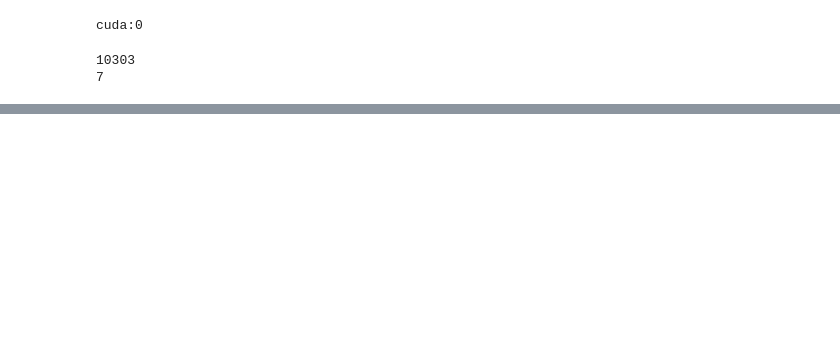
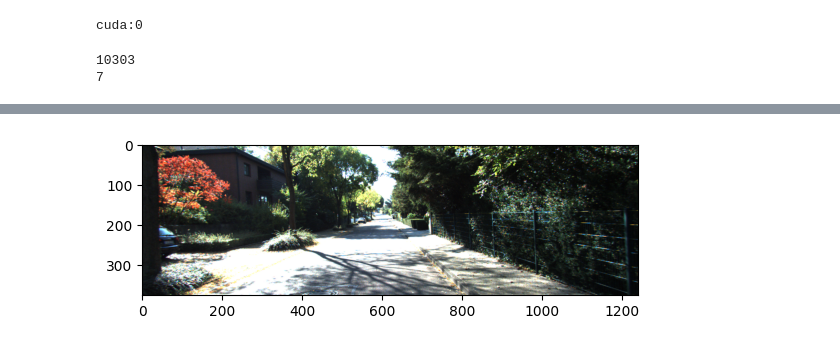
Before and after one commit to zht043/HKU-OccNet, a Jupyter notebook: Experiments/ZHTDanPotFunf.ipynb, the cells around one changed output, grey strips where cells are left out. Saved outputs shown, nothing was run; the diff lists cells and outputs as text; code cells hidden in the pictures; blank space fills up the shorter version.

```diff
--- a/Experiments/ZHTDanPotFunf.ipynb
+++ b/Experiments/ZHTDanPotFunf.ipynb
@@ -74,9 +74,9 @@ class KittiLoader(Dataset):
 
         # Define transformations for standardization and conversion to tensor
         self.transform = transforms.Compose([
-            transforms.ToTensor(),
-            transforms.Normalize(mean=[0.485, 0.456, 0.406],  # Standard ImageNet mean
-                                 std=[0.229, 0.224, 0.225])  # Standard ImageNet std
+            transforms.ToTensor()#,
+            # transforms.Normalize(mean=[0.485, 0.456, 0.406],  # Standard ImageNet mean
+            #                      std=[0.229, 0.224, 0.225])  # Standard ImageNet std
         ])
 
         self.class_map = {
@@ -150,6 +150,9 @@ class KittiLoader(Dataset):
 
 
         # Load and transform images
+        # from torchvision.transforms import ToTensor
+        # img = ToTensor()(Image.open(img2_name).convert('RGB'))
+        # print(img.max())
         left_image = self.transform(Image.open(img2_name).convert('RGB'))
         right_image = self.transform(Image.open(img3_name).convert('RGB'))
 
@@ -480,7 +250,0 @@ def cast_label_to_majority_3d_batch(tensor, target, kernel_size, exclude_zero=Tr
-# %%
-left_img, right_img, voxel_labels, extra_labels = train_set.__getitem__(random.randint(0, len(train_set)))
-voxel_lidar, voxel_occluded, voxel_invalid  = extra_labels
-
-voxel_pgt = preprocess_gt(voxel_labels.unsqueeze(0), voxel_invalid.unsqueeze(0), vf_mask)
-
-plot_tensor2d(left_img)
@@ -529,0 +466,9 @@ from utils import sem_scal_loss, geo_scal_loss, CE_ssc_loss
+# %%
+left_img, right_img, voxel_labels, extra_labels = train_set.__getitem__(random.randint(0, len(train_set)))
+voxel_lidar, voxel_occluded, voxel_invalid  = extra_labels
+
+voxel_pgt = preprocess_gt_pool(voxel_labels.unsqueeze(0), voxel_invalid.unsqueeze(0), vf_mask)
+
+plot_tensor2d(left_img)
+# %% [output]
+[figure, added]
```
Also changed, not shown: parts of 60 cells of this notebook, 5 other files.
